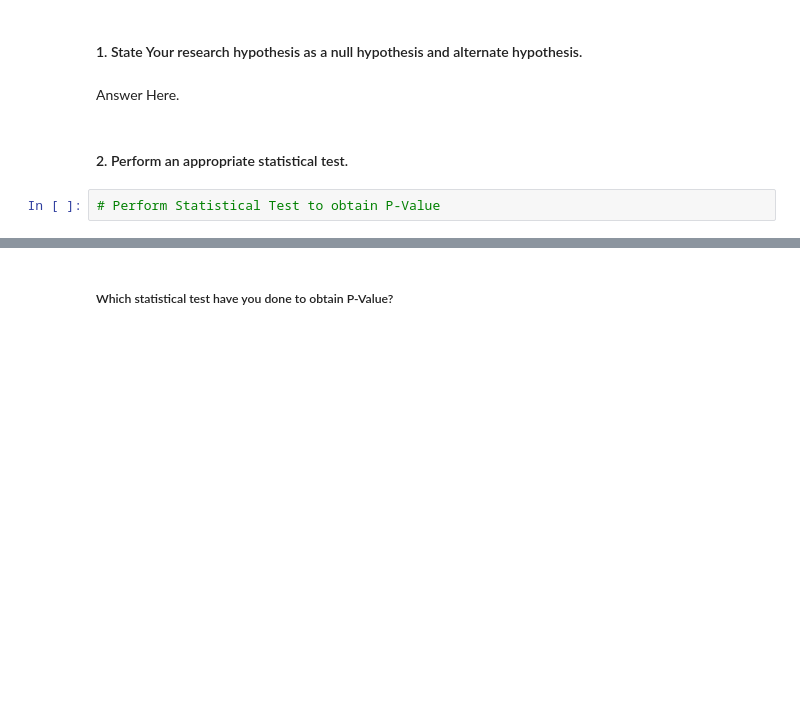
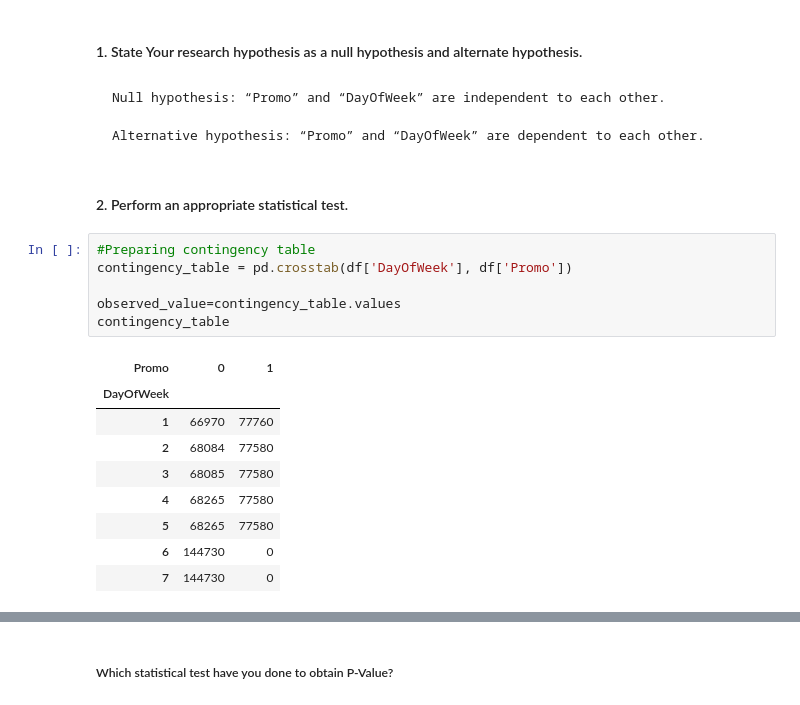
Before and after one commit to makdatascience/Retail_Sales_Prediction, a Jupyter notebook: Retail_Sales_Prediction.ipynb, the cells around one changed output, grey strips where cells are left out. Drawn from its saved outputs; the diff is of its cells as text; blank space fills up the shorter version.

````diff
--- a/Retail_Sales_Prediction.ipynb
+++ b/Retail_Sales_Prediction.ipynb
@@ -1114,9 +1115,29 @@ Answer Here.
 ### Hypothetical Statement - 3
 # %% [markdown]
 #### 1. State Your research hypothesis as a null hypothesis and alternate hypothesis.
-# %% [markdown]
-Answer Here.
+# %% [markdown]
+
+
+```
+Null hypothesis: “Promo” and “DayOfWeek” are independent to each other.
+
+Alternative hypothesis: “Promo” and “DayOfWeek” are dependent to each other.
+```
 # %% [markdown]
 #### 2. Perform an appropriate statistical test.
-# %%
-# Perform Statistical Test to obtain P-Value
+# %%
+#Preparing contingency table
+contingency_table = pd.crosstab(df['DayOfWeek'], df['Promo'])
+
+observed_value=contingency_table.values
+contingency_table
+# %% [output]
+| Promo | 0 | 1 |
+| DayOfWeek |  |  |
+| 1 | 66970 | 77760 |
+| 2 | 68084 | 77580 |
+| 3 | 68085 | 77580 |
+| 4 | 68265 | 77580 |
+| 5 | 68265 | 77580 |
+| 6 | 144730 | 0 |
+| 7 | 144730 | 0 |
````
Also changed, not shown: parts of 10 cells of this notebook.
